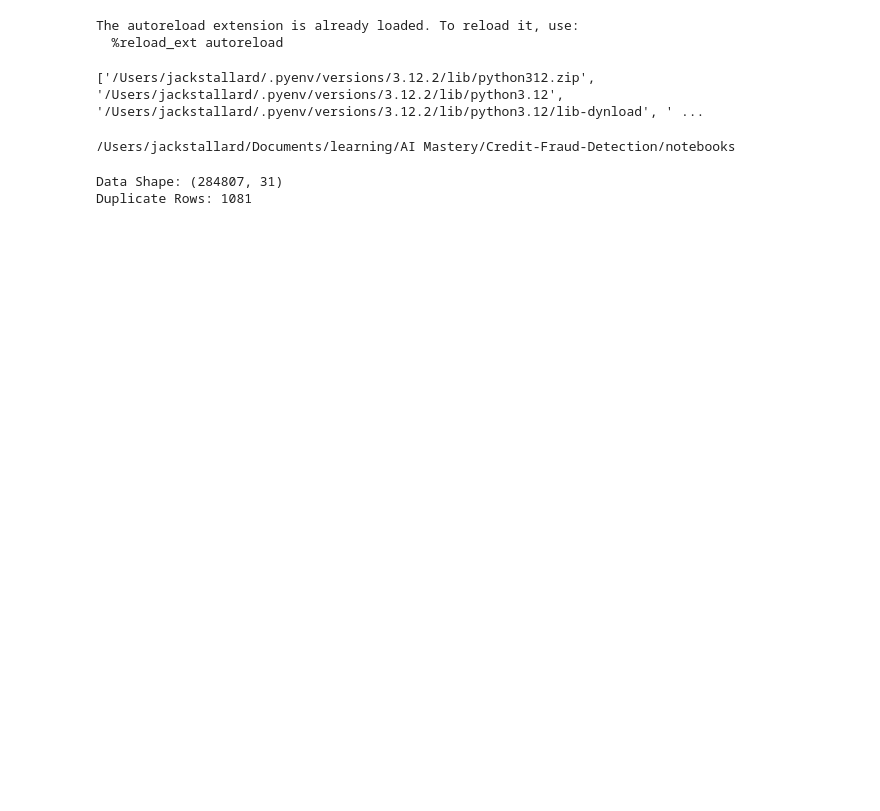
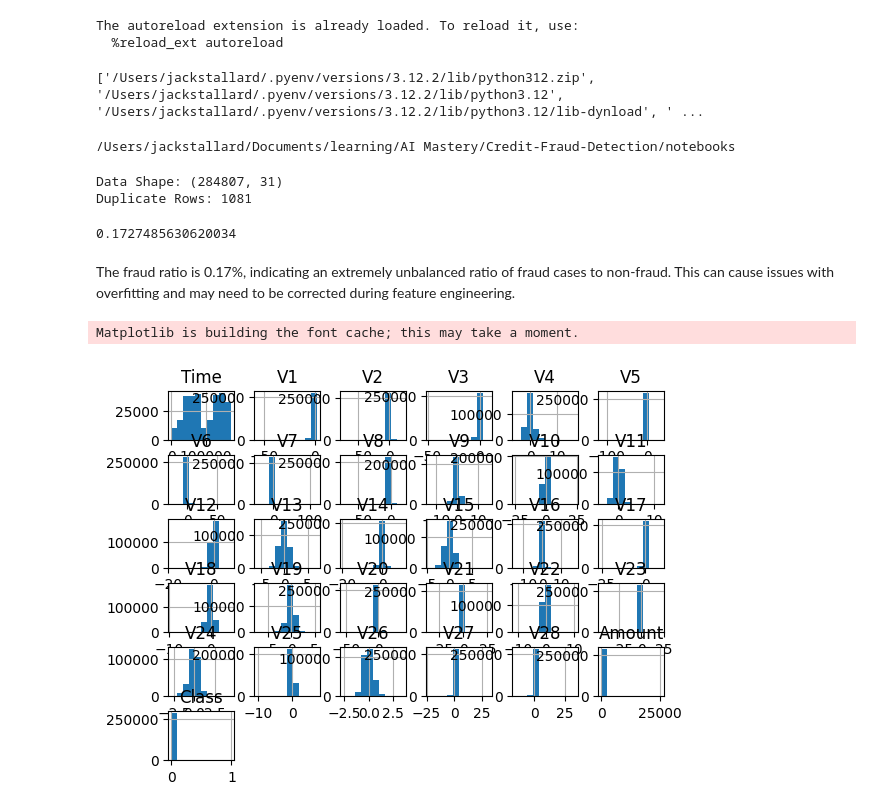
Before and after one commit to jckstllrd/Credit-Fraud-Detection, a Jupyter notebook: notebooks/01_eda.ipynb, the cells around one changed output. Saved outputs shown, nothing was run; the diff lists cells and outputs as text; code cells hidden in the pictures; blank space fills up the shorter version.

Commit message:
Add fraud_ratio percentage calculation

```diff
--- a/notebooks/01_eda.ipynb
+++ b/notebooks/01_eda.ipynb
@@ -28,0 +36,11 @@ Duplicate Rows: 1081
+# %%
+print(fraud_ratio * 100)
+# %% [output]
+0.1727485630620034
+# %% [markdown]
+The fraud ratio is 0.17%, indicating an extremely unbalanced ratio of fraud cases to non-fraud. This can cause issues with overfitting and may need to be corrected during feature engineering.
+# %%
+hist = df.hist()
+# %% [output]
+Matplotlib is building the font cache; this may take a moment.
+[figure, added]
```
Also changed, not shown: parts of 3 cells of this notebook.
